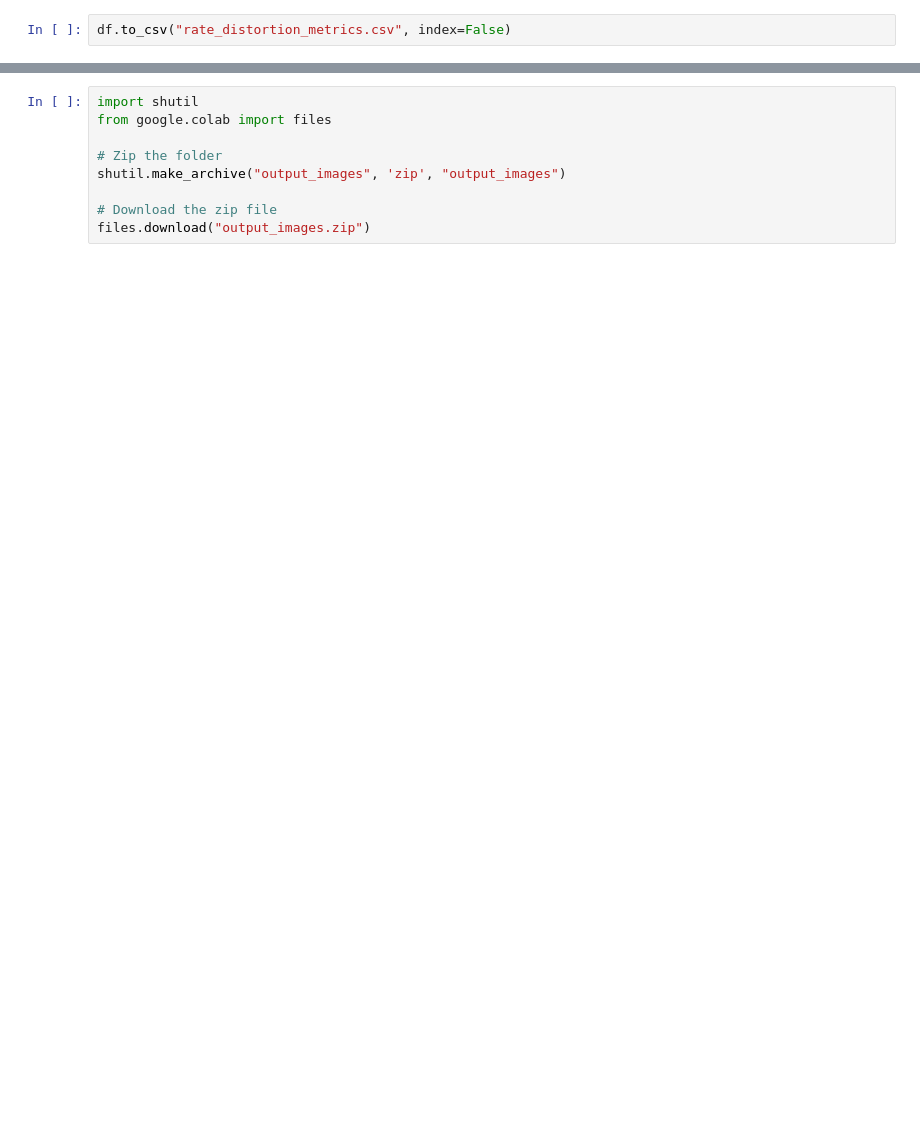
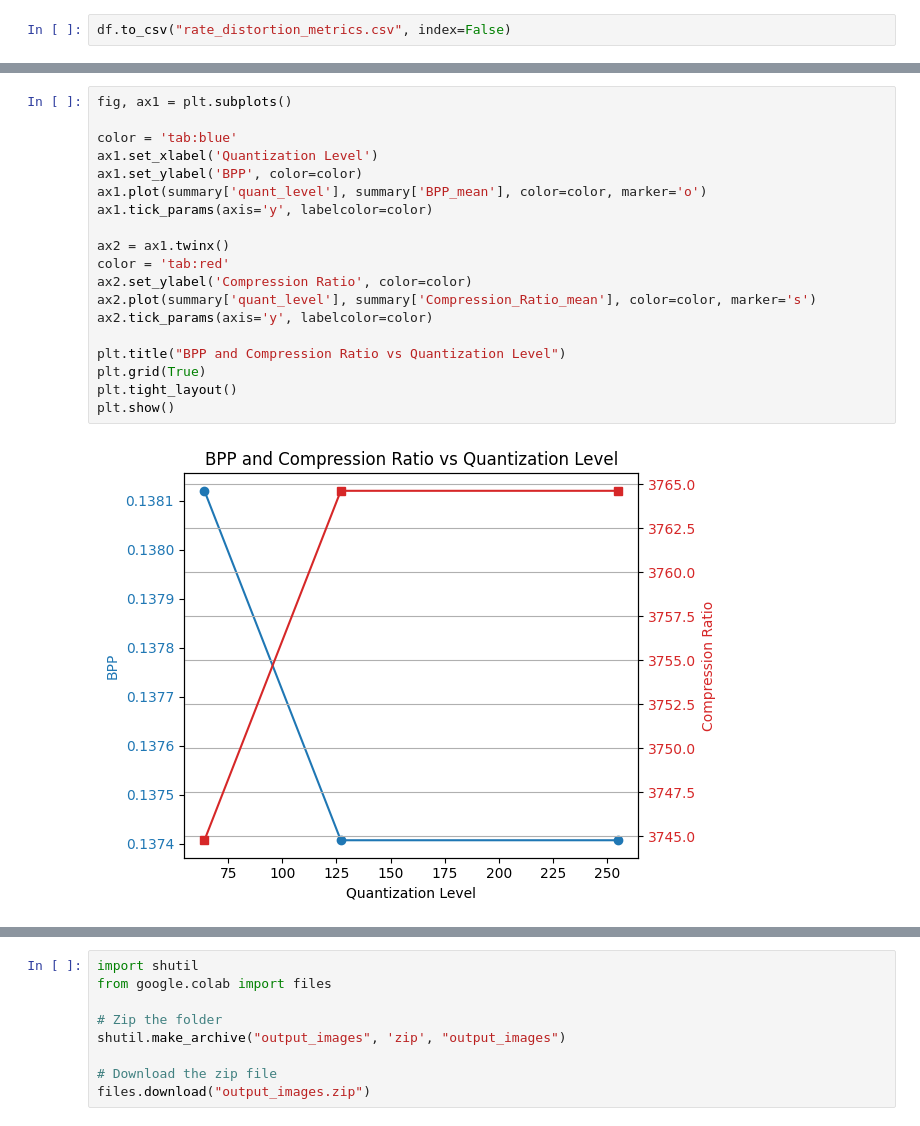
Before and after one commit to Abhiraj36/Compression01, a Jupyter notebook: CNN_compression.ipynb, the cells around one changed output, grey strips where cells are left out. Saved outputs shown, nothing was run; the diff lists cells and outputs as text; blank space fills up the shorter version.

```diff
--- a/CNN_compression.ipynb
+++ b/CNN_compression.ipynb
@@ -1014,0 +1027,21 @@ Index(['quant_level', 'PSNR_AE', 'PSNR_Compressed', 'SSIM', 'BPP',
+# %%
+fig, ax1 = plt.subplots()
+
+color = 'tab:blue'
+ax1.set_xlabel('Quantization Level')
+ax1.set_ylabel('BPP', color=color)
+ax1.plot(summary['quant_level'], summary['BPP_mean'], color=color, marker='o')
+ax1.tick_params(axis='y', labelcolor=color)
+
+ax2 = ax1.twinx()
+color = 'tab:red'
+ax2.set_ylabel('Compression Ratio', color=color)
+ax2.plot(summary['quant_level'], summary['Compression_Ratio_mean'], color=color, marker='s')
+ax2.tick_params(axis='y', labelcolor=color)
+
+plt.title("BPP and Compression Ratio vs Quantization Level")
+plt.grid(True)
+plt.tight_layout()
+plt.show()
+# %% [output]
+[figure, added]
```
Also changed, not shown: parts of 12 cells of this notebook.
